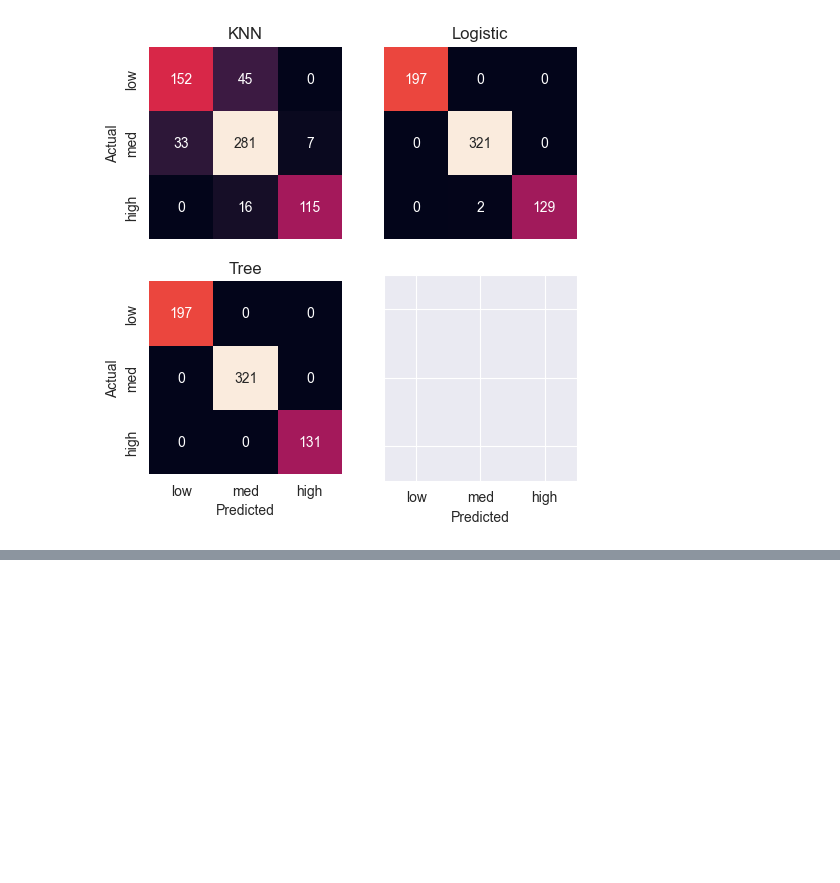
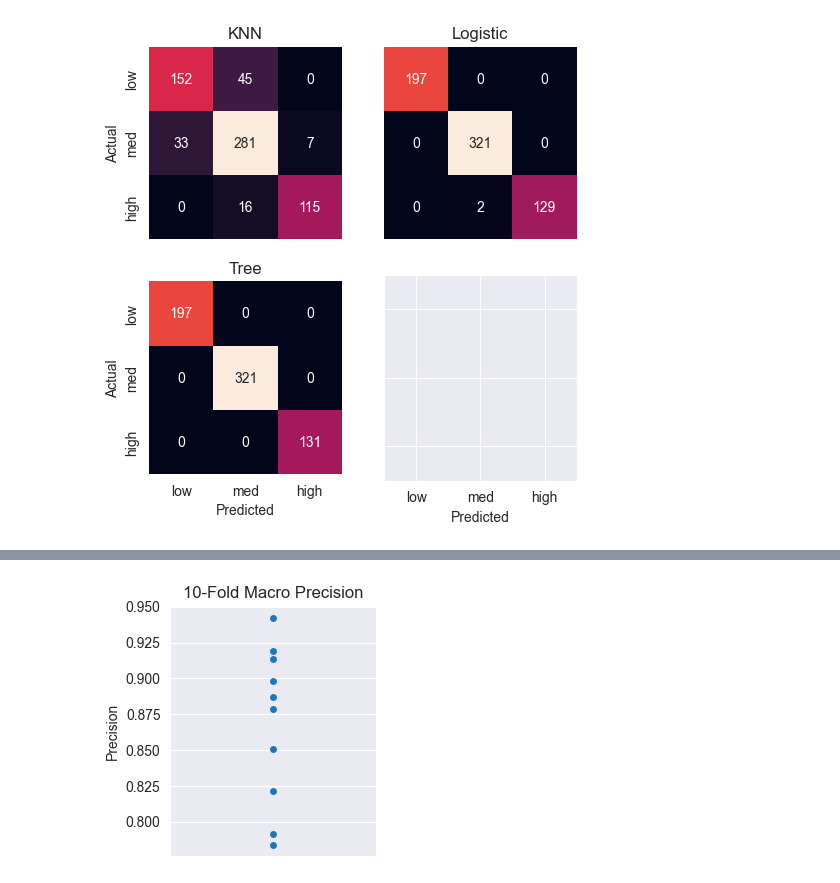
Before and after one commit to jwens85/School-Projects, a Jupyter notebook: Graduate Projects - MS AI and Machine Learning/CSC525 Principles of Machine Learning/Textbook_Chapter6_EvaluatingClassifiers.ipynb, the cells around one changed output, grey strips where cells are left out. Cells and saved outputs as stored; diff of their text form; code cells hidden in the pictures; blank space fills up the shorter version.

```diff
--- a/Graduate Projects - MS AI and Machine Learning/CSC525 Principles of Machine Learning/Textbook_Chapter6_EvaluatingClassifiers.ipynb
+++ b/Graduate Projects - MS AI and Machine Learning/CSC525 Principles of Machine Learning/Textbook_Chapter6_EvaluatingClassifiers.ipynb
@@ -639,0 +704,27 @@ plt.show()
+# %%
+import matplotlib.pyplot as plt
+import seaborn as sns
+from sklearn import neighbors, metrics, model_selection as skms
+
+# Define the KNN model
+model = neighbors.KNeighborsClassifier(3)
+
+# Define the macro precision scorer
+my_scorer = metrics.make_scorer(
+    metrics.precision_score, average='macro', zero_division=0
+)
+
+# Run 10-fold cross-validation
+cv_auc = skms.cross_val_score(
+    model, student_ftrs, student_tgt, scoring=my_scorer, cv=10
+)
+
+# Plot the results
+fig, ax = plt.subplots(1, 1, figsize=(3, 3))
+sns.swarmplot(y=cv_auc, ax=ax, orient='v')  # safer with y=
+ax.set_title('10-Fold Macro Precision')
+ax.set_ylabel('Precision')
+plt.tight_layout()
+plt.show()
+# %% [output]
+[figure, added]
```
Also changed, not shown: parts of 4 cells of this notebook, 1 other file.
